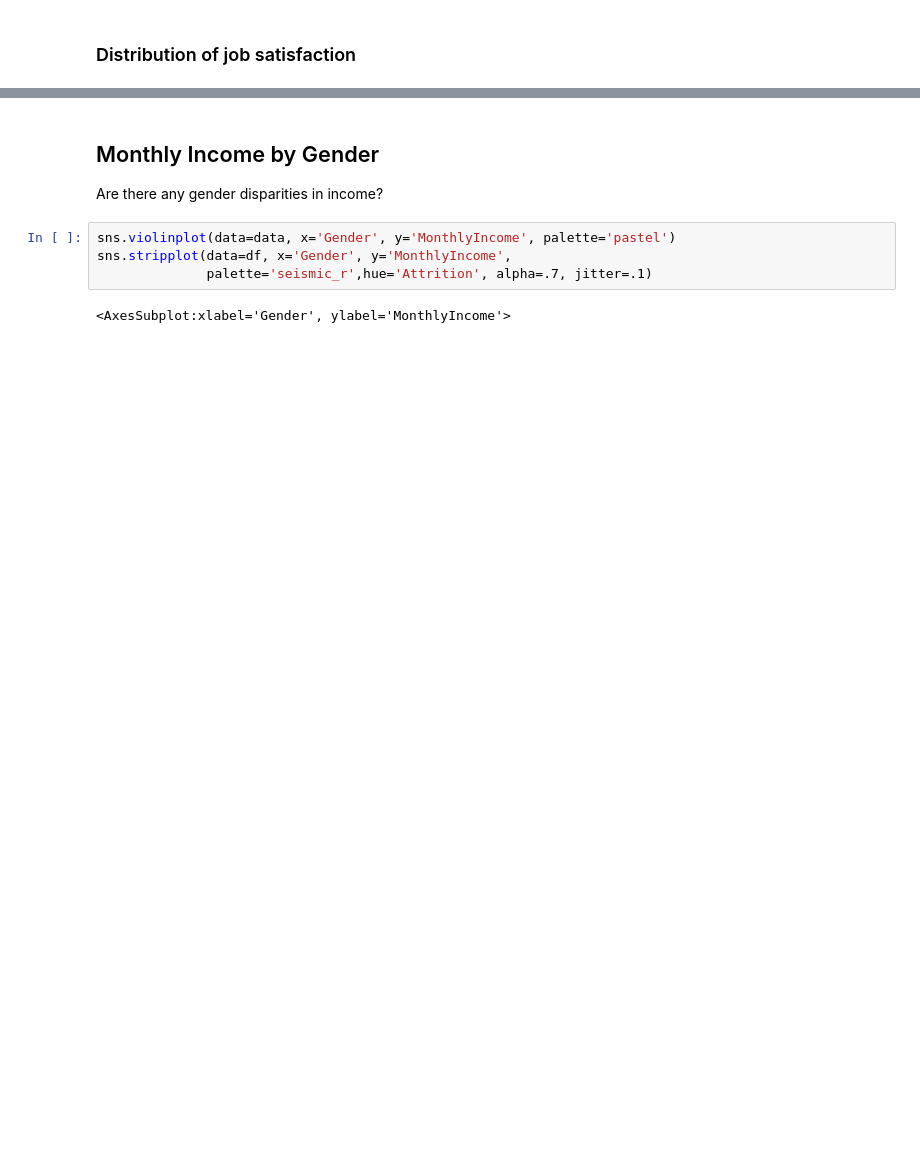
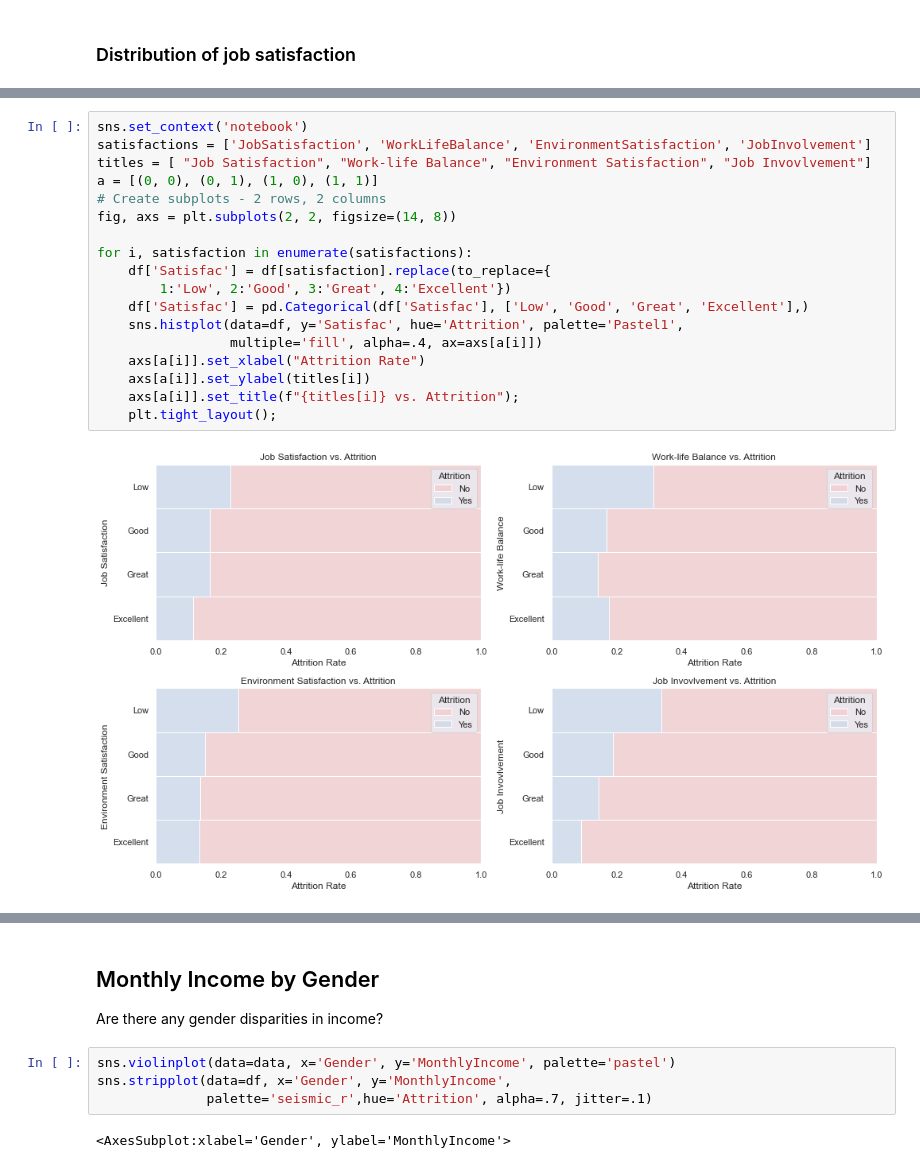
Before and after one commit to skacem/Learning-Machine-Learning, a Jupyter notebook: Case-Studies/case_3.ipynb, the cells around one changed output, grey strips where cells are left out. Cells and saved outputs as stored; diff of their text form; blank space fills up the shorter version.

```diff
--- a/Case-Studies/case_3.ipynb
+++ b/Case-Studies/case_3.ipynb
@@ -234,3 +260,23 @@ plt.tight_layout()
+# %%
+sns.set_context('notebook')
+satisfactions = ['JobSatisfaction', 'WorkLifeBalance', 'EnvironmentSatisfaction', 'JobInvolvement']
+titles = [ "Job Satisfaction", "Work-life Balance", "Environment Satisfaction", "Job Invovlvement"]
+a = [(0, 0), (0, 1), (1, 0), (1, 1)]
+# Create subplots - 2 rows, 2 columns
+fig, axs = plt.subplots(2, 2, figsize=(14, 8))
+
+for i, satisfaction in enumerate(satisfactions):
+    df['Satisfac'] = df[satisfaction].replace(to_replace={
+        1:'Low', 2:'Good', 3:'Great', 4:'Excellent'})
+    df['Satisfac'] = pd.Categorical(df['Satisfac'], ['Low', 'Good', 'Great', 'Excellent'],)
+    sns.histplot(data=df, y='Satisfac', hue='Attrition', palette='Pastel1',
+                 multiple='fill', alpha=.4, ax=axs[a[i]])
+    axs[a[i]].set_xlabel("Attrition Rate")
+    axs[a[i]].set_ylabel(titles[i])
+    axs[a[i]].set_title(f"{titles[i]} vs. Attrition");
+    plt.tight_layout();
+# %% [output]
+[figure, added]
 # %%
 sns.displot(data=data, x='JobSatisfaction',col='Department',
         kind='kde',  rug=True, multiple='stack', palette='magma',hue='Gender', col_wrap=2);
```
Also changed, not shown: parts of 16 cells of this notebook.
